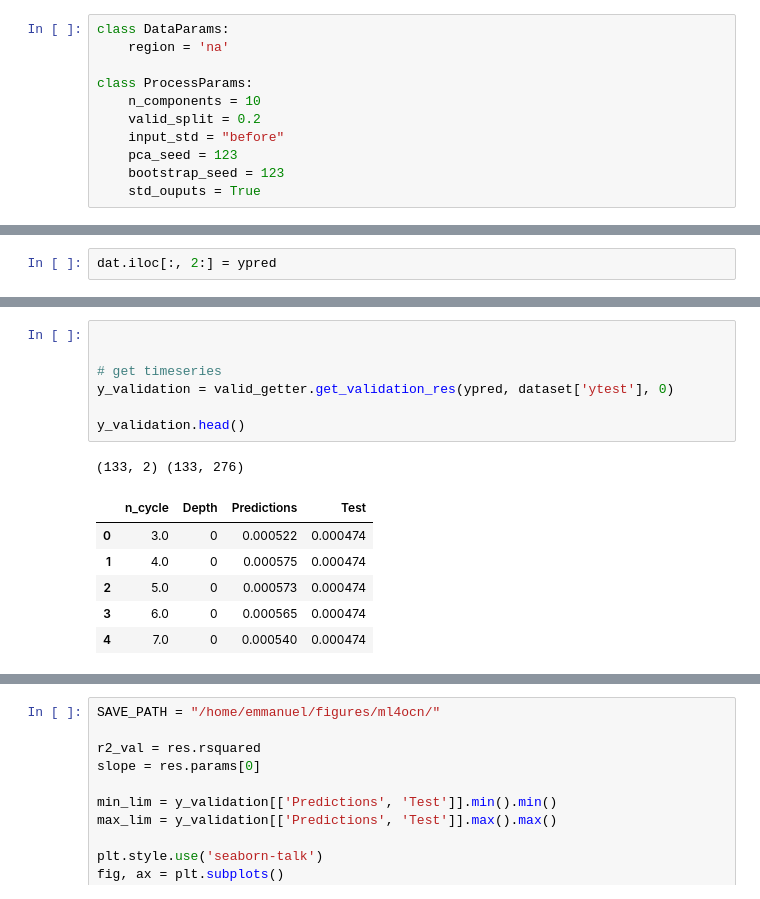
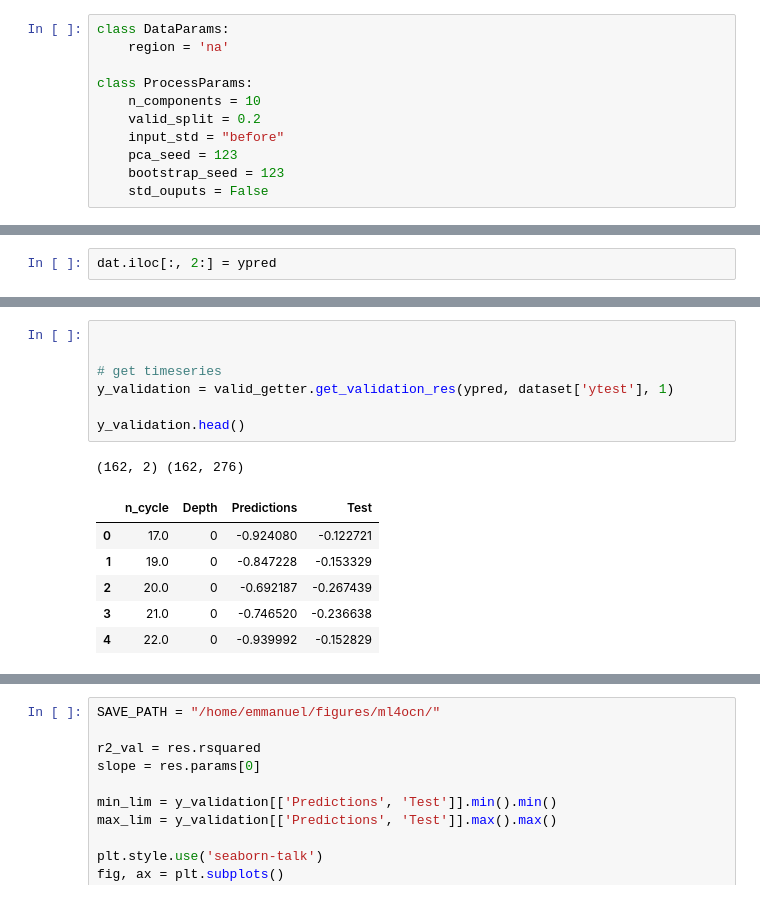
Before and after one commit to IPL-UV/ml4ocean, a Jupyter notebook: notebooks/full_walkthroughs/full_walkthrough_stg.ipynb, the cells around one changed output, grey strips where cells are left out. Drawn from its saved outputs; the diff is of its cells as text.

```diff
--- a/notebooks/full_walkthroughs/full_walkthrough_stg.ipynb
+++ b/notebooks/full_walkthroughs/full_walkthrough_stg.ipynb
@@ -54,7 +54,7 @@ class ProcessParams:
     input_std = "before"
     pca_seed = 123
     bootstrap_seed = 123
-    std_ouputs = True
+    std_ouputs = False
 # %%
 def run_experiment():
 
@@ -438,18 +686,18 @@ valid_getter.get_validation_floats('stg')
 # %%
 
 
 # get timeseries
-y_validation = valid_getter.get_validation_res(ypred, dataset['ytest'], 0)
+y_validation = valid_getter.get_validation_res(ypred, dataset['ytest'], 1)
 
 y_validation.head()
 # %% [output]
-(133, 2) (133, 276)
+(162, 2) (162, 276)
 |  | n_cycle | Depth | Predictions | Test |
-| 0 | 3.0 | 0 | 0.000522 | 0.000474 |
-| 1 | 4.0 | 0 | 0.000575 | 0.000474 |
-| 2 | 5.0 | 0 | 0.000573 | 0.000474 |
-| 3 | 6.0 | 0 | 0.000565 | 0.000474 |
-| 4 | 7.0 | 0 | 0.000540 | 0.000474 |
+| 0 | 17.0 | 0 | -0.924080 | -0.122721 |
+| 1 | 19.0 | 0 | -0.847228 | -0.153329 |
+| 2 | 20.0 | 0 | -0.692187 | -0.267439 |
+| 3 | 21.0 | 0 | -0.746520 | -0.236638 |
+| 4 | 22.0 | 0 | -0.939992 | -0.152829 |
 # %%
 stat_mod = smi.OLS(y_validation['Predictions'].ravel(), y_validation['Test'].ravel())
 
```
Also changed, not shown: parts of 54 cells of this notebook, 1 other file.
